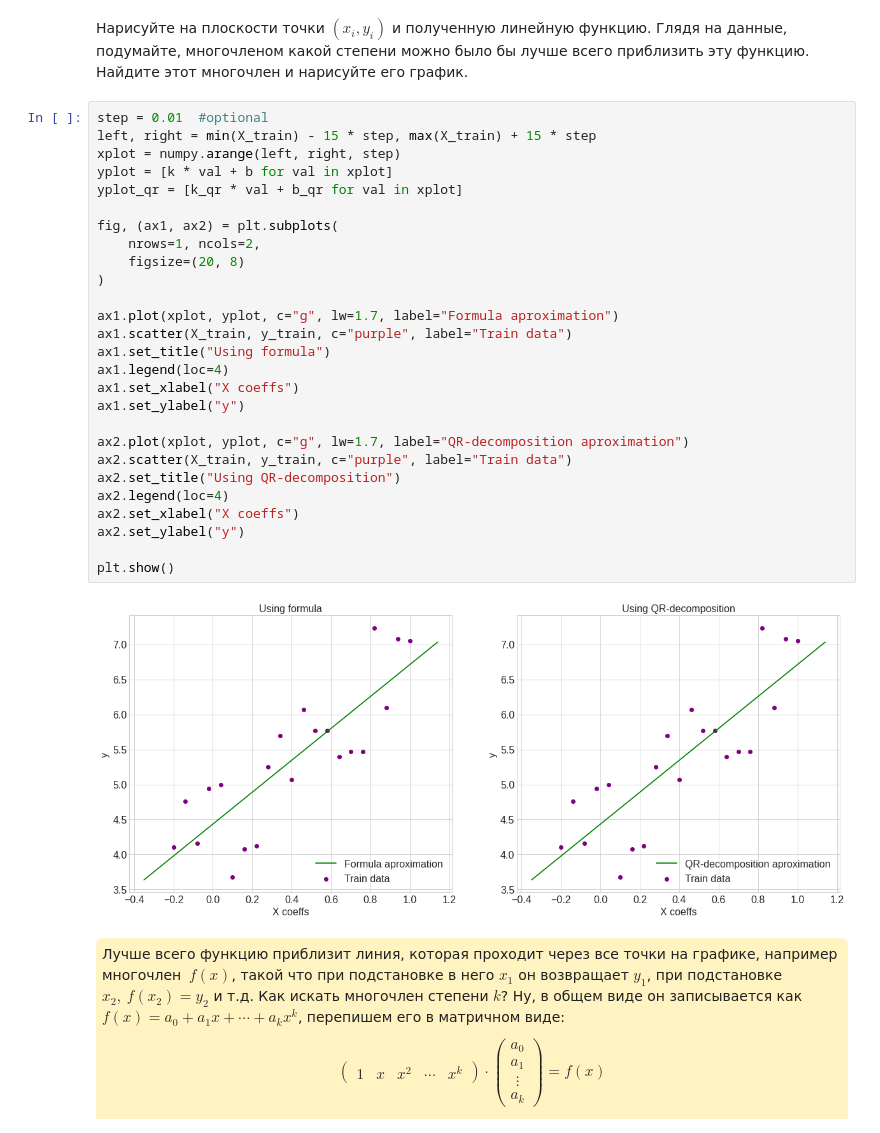
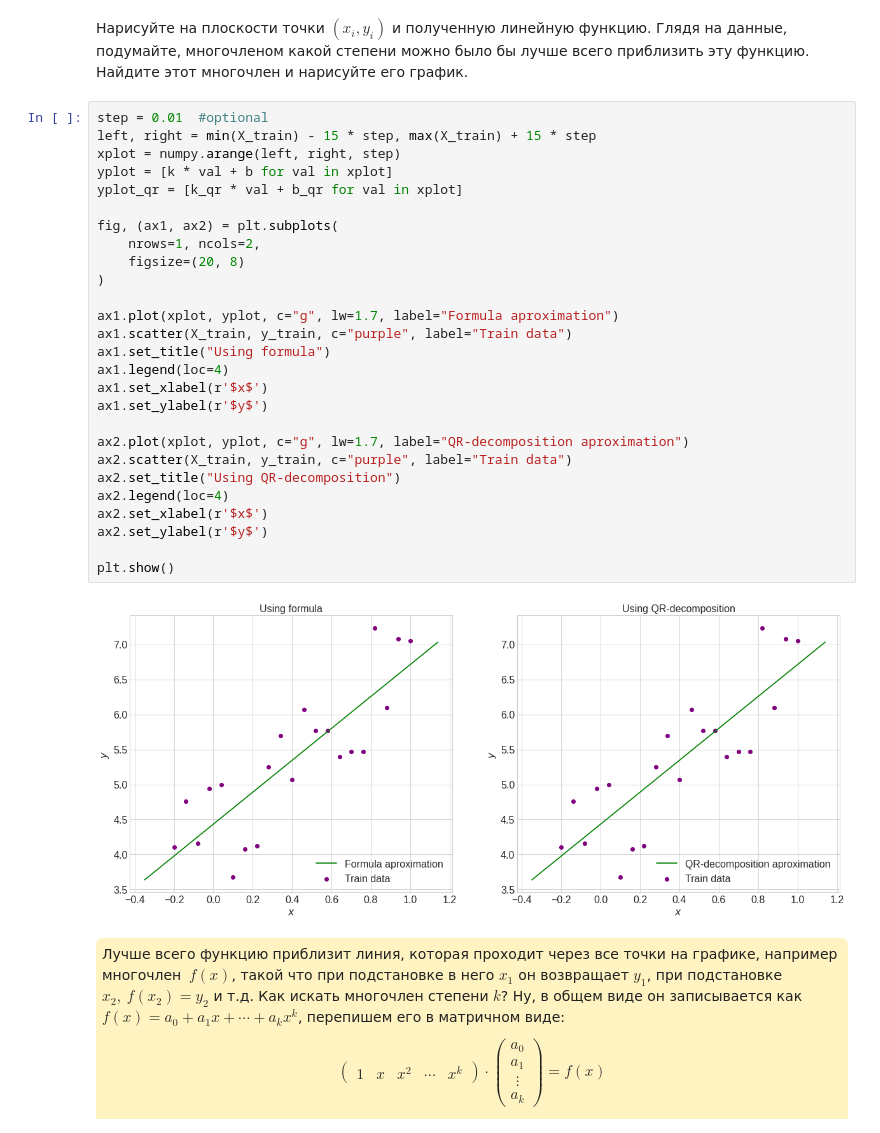
Before and after one commit to theborderliner/HSE_stuff, a Jupyter notebook: sem_linal/лаба-2/lin_reg.ipynb, the cells around one changed output. Drawn from its saved outputs; the diff is of its cells as text.

```diff
--- a/sem_linal/лаба-2/lin_reg.ipynb
+++ b/sem_linal/лаба-2/lin_reg.ipynb
@@ -171,32 +171,32 @@ QR-decomposition:        y = 2.2791344980519463 x + 4.433230905064935
 # %%
 step = 0.01  #optional
 left, right = min(X_train) - 15 * step, max(X_train) + 15 * step
 xplot = numpy.arange(left, right, step)
 yplot = [k * val + b for val in xplot]
 yplot_qr = [k_qr * val + b_qr for val in xplot]
 
 fig, (ax1, ax2) = plt.subplots(
     nrows=1, ncols=2,
     figsize=(20, 8)
 )
 
 ax1.plot(xplot, yplot, c="g", lw=1.7, label="Formula aproximation")
 ax1.scatter(X_train, y_train, c="purple", label="Train data")
 ax1.set_title("Using formula")
 ax1.legend(loc=4)
-ax1.set_xlabel("X coeffs")
-ax1.set_ylabel("y")
+ax1.set_xlabel(r'$x$')
+ax1.set_ylabel(r'$y$')
 
 ax2.plot(xplot, yplot, c="g", lw=1.7, label="QR-decomposition aproximation")
 ax2.scatter(X_train, y_train, c="purple", label="Train data")
 ax2.set_title("Using QR-decomposition")
 ax2.legend(loc=4)
-ax2.set_xlabel("X coeffs")
-ax2.set_ylabel("y")
+ax2.set_xlabel(r'$x$')
+ax2.set_ylabel(r'$y$')
 
 plt.show()
 # %% [output]
-[figure, old version]
+[figure, new version]
 # %% [markdown]
 <div style="
         background-color: #FFF3C2;
```
Also changed, not shown: parts of 20 cells of this notebook.
